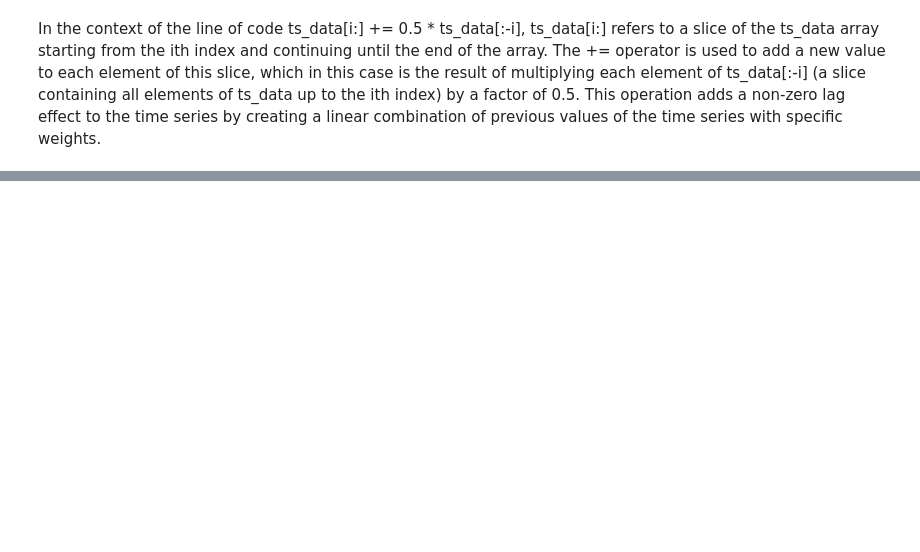
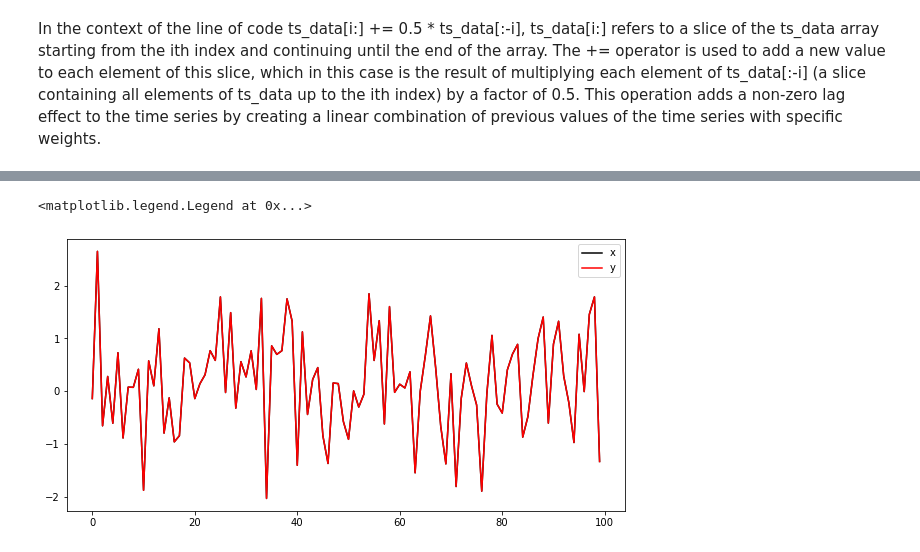
Before and after one commit to shimaabadi/BENGR310, a Jupyter notebook: time_series_analysis.ipynb, the cells around one changed output, grey strips where cells are left out. Cells and saved outputs as stored; diff of their text form; code cells hidden in the pictures; blank space fills up the shorter version.

```diff
--- a/time_series_analysis.ipynb
+++ b/time_series_analysis.ipynb
@@ -261,0 +233,21 @@ array([0. , 4. , 6. , 9. , 8. , 6.5, 3.5])
+# %%
+import numpy as np
+import statsmodels.api as sm
+from statsmodels.tsa.stattools import grangercausalitytests
+from statsmodels.tsa.stattools import pacf
+import matplotlib.pyplot as plt
+
+# generate some sample data
+nobs = 100
+x = np.random.randn(nobs)
+y = np.zeros(nobs)
+for i in range(1, nobs):
+    y[i] = 0.5*y[i-1] + 0.3*x[i-1] + np.random.randn()
+
+fig, ax = plt.subplots(figsize=(10,5))
+plt.plot(x,'k', label='x')
+plt.plot(x,'r', label='y')
+plt.legend()
+# %% [output]
+<matplotlib.legend.Legend at 0x...>
+[figure, added]
```
Also changed, not shown: parts of 49 cells of this notebook, 2 other files.
